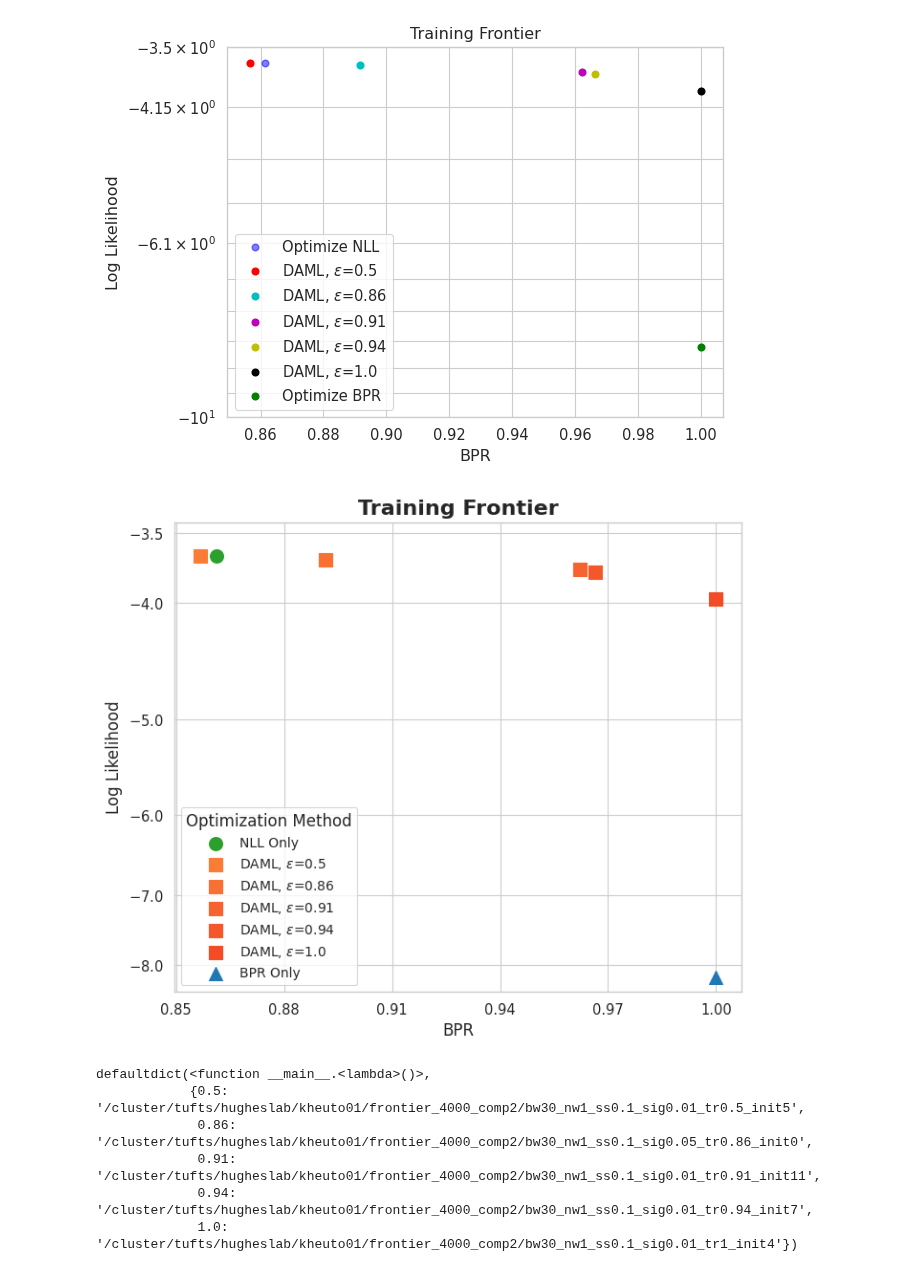
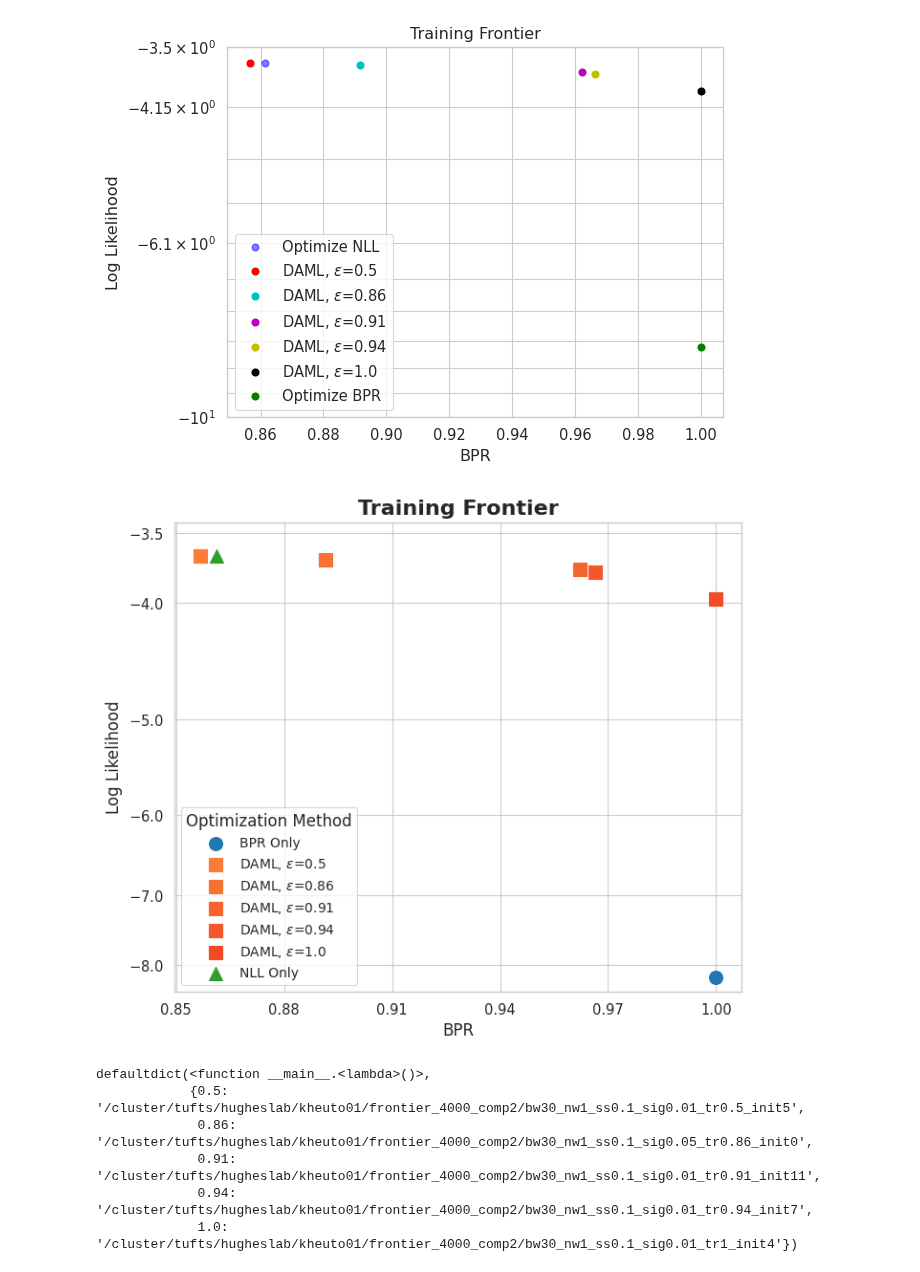
Before and after one commit to kheuton/prob_diff_topk, a Jupyter notebook: PubReadyToyFig.ipynb, the cells around one changed output. Drawn from its saved outputs; the diff is of its cells as text; code cells hidden in the pictures.

```diff
--- a/PubReadyToyFig.ipynb
+++ b/PubReadyToyFig.ipynb
@@ -208,11 +208,11 @@ for (_, row), color in zip(both_data.iterrows(), both_colors):
 
 # Plot "Optimize NLL" points
 nll_data = df[df['Optimization'] == 'NLL Only']
-plt.scatter(nll_data['BPR'], nll_data['Log Likelihood'], color='#2ca02c', s=100, marker='o', label='NLL Only')
+plt.scatter(nll_data['BPR'], nll_data['Log Likelihood'], color='#2ca02c', s=100, marker='^', label='NLL Only')
 
 # Plot "Optimize BPR" points
 bpr_data = df[df['Optimization'] == 'BPR Only']
-plt.scatter(bpr_data['BPR'], bpr_data['Log Likelihood'], color='#1f77b4', s=100, marker='^', label='BPR Only')
+plt.scatter(bpr_data['BPR'], bpr_data['Log Likelihood'], color='#1f77b4', s=100, marker='o', label='BPR Only')
 
 # Customize the plot
 plt.title("Training Frontier", fontsize=16, fontweight='bold')
@@ -227,35 +227,35 @@ plt.xticks(np.linspace(0.85, 1, 6))
 # make y ticks log space between -8.5 and -3.5
 
 
 #plt.ylim(y_min_padded, y_max_padded)
 plt.yscale('symlog', linthresh=0.1)
 # Create a ScalarFormatter object
 formatter = ScalarFormatter(useOffset=False)
 
 # Set the formatter to use a fixed number of decimal places
 formatter.set_scientific(False)
 formatter.set_useMathText(True)
 
 # Apply the formatter to the y-axis
 plt.gca().yaxis.set_major_formatter(formatter)
 plt.yticks([ -3.5,-4,-5,-6,-7, -8])
 
 # Adjust legend
 handles, labels = plt.gca().get_legend_handles_labels()
 by_label = dict(zip(labels, handles))
 
 # Create a list of labels in the desired order
-desired_order = ['NLL Only'] + [label for label in labels if label not in ['NLL Only', 'BPR Only']] + ['BPR Only']
+desired_order = ['BPR Only'] + [label for label in labels if label not in ['NLL Only', 'BPR Only']] + ['NLL Only']
 
 # Create the legend with the desired order
 plt.legend([by_label[label] for label in desired_order], desired_order,
           title="Optimization Method", title_fontsize='12', fontsize='10',
           loc='lower left')
 
 # Adjust layout to prevent cutoff
 plt.tight_layout()
 # %% [output]
-[figure, old version]
+[figure, new version]
 # %%
 both_exp_by_thresh
 # %% [output]
```
Also changed, not shown: 1 other file.
